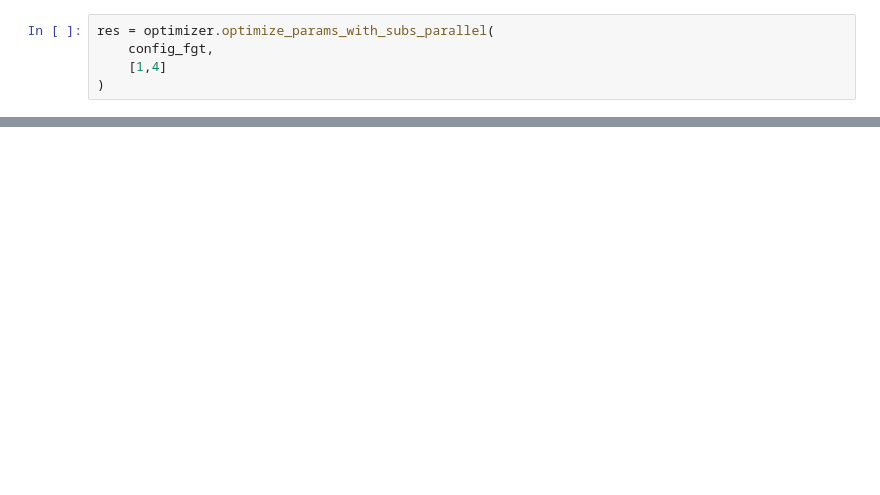
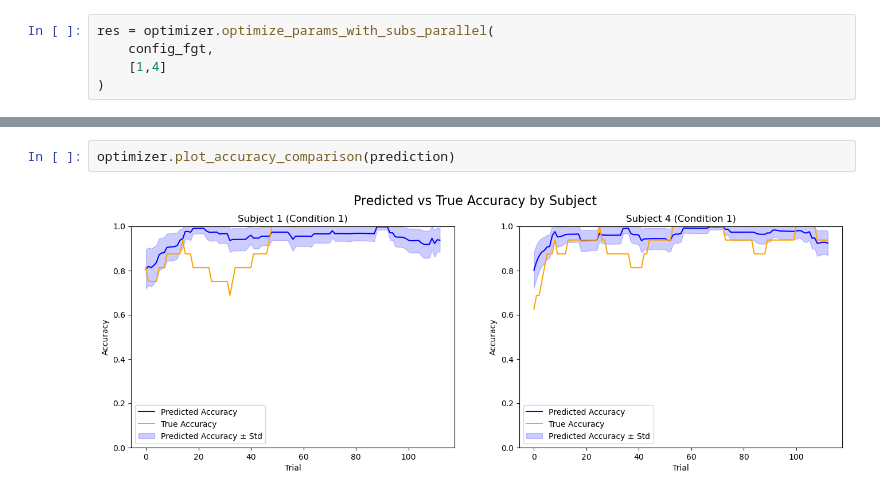
Before and after one commit to yjiong0228/CategoryLearning, a Jupyter notebook: notebooks/Bayesian-Recon.ipynb, the cells around one changed output, grey strips where cells are left out. Cells and saved outputs as stored; diff of their text form; blank space fills up the shorter version.

```diff
--- a/notebooks/Bayesian-Recon.ipynb
+++ b/notebooks/Bayesian-Recon.ipynb
@@ -252,0 +63,4 @@ model_eval.plot_error_grids(fitting_results, result_path / f'M_fgt_cluster_400_e
+# %%
+optimizer.plot_accuracy_comparison(prediction)
+# %% [output]
+[figure, added]
```
Also changed, not shown: parts of 16 cells of this notebook, 2 other files.
